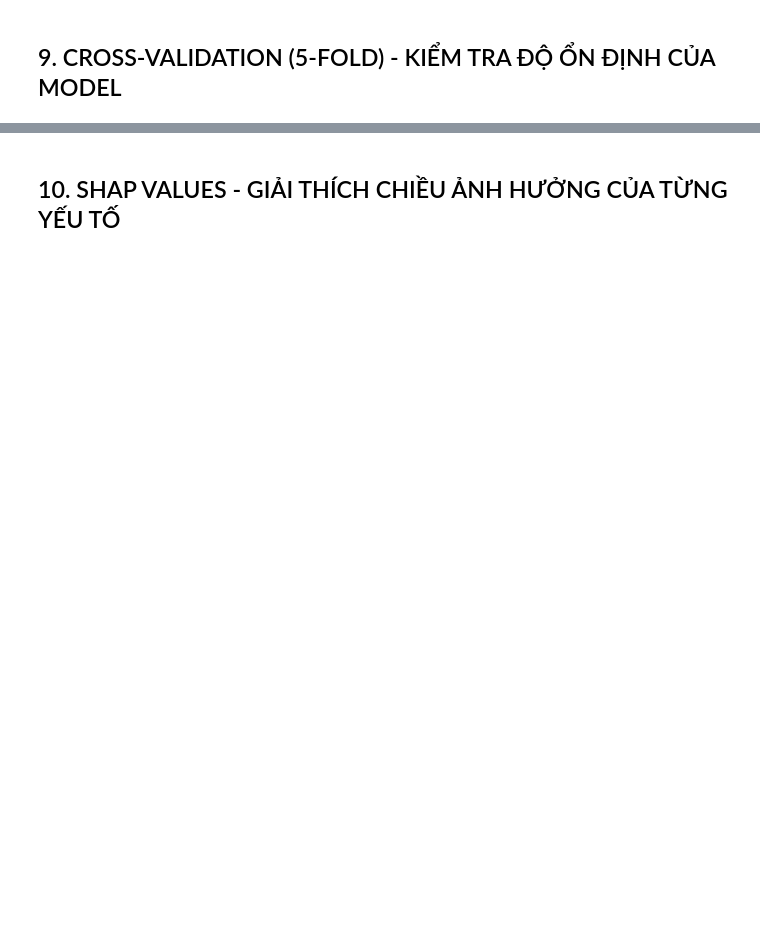
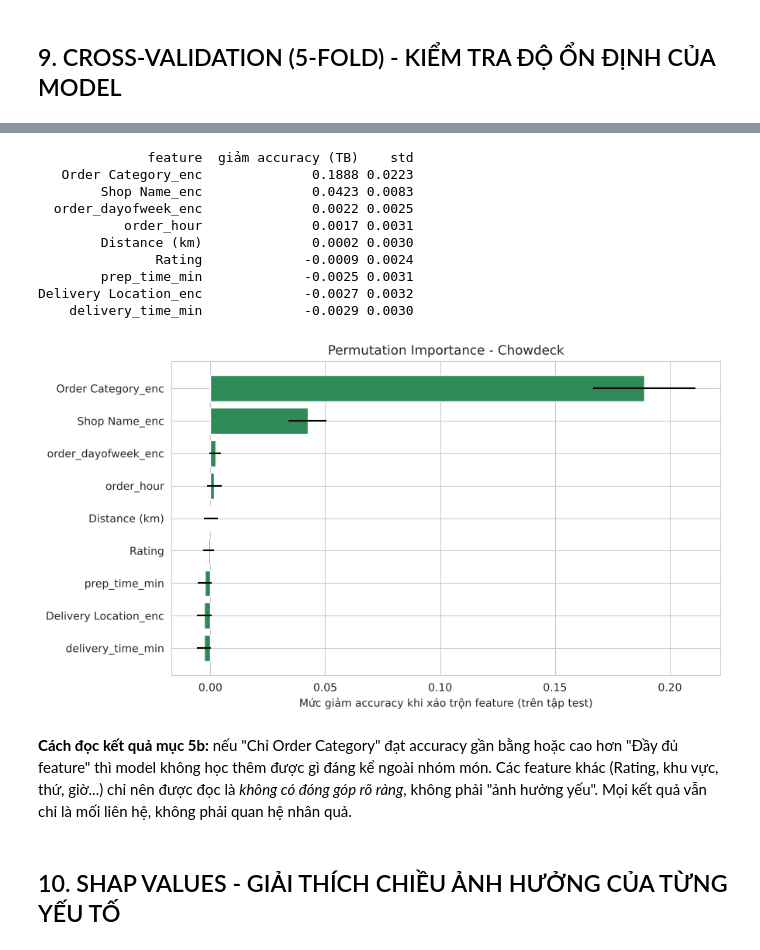
Before and after one commit to hieu-ngn/restaurant-revenue-da-project, a Jupyter notebook: notebooks/03_chowdeck_ml.ipynb, the cells around one changed output, grey strips where cells are left out. Saved outputs shown, nothing was run; the diff lists cells and outputs as text; code cells hidden in the pictures; blank space fills up the shorter version.

```diff
--- a/notebooks/03_chowdeck_ml.ipynb
+++ b/notebooks/03_chowdeck_ml.ipynb
@@ -169,3 +232,36 @@ So với Accuracy đo 1 lần trên Test set (0.777): nhất quán, đáng tin c
+# %%
+from sklearn.inspection import permutation_importance
+
+perm = permutation_importance(model, X_test, y_test, n_repeats=20, random_state=42, scoring='accuracy')
+perm_df = (pd.DataFrame({'feature': feature_cols_final,
+                         'giảm accuracy (TB)': perm.importances_mean,
+                         'std': perm.importances_std})
+             .sort_values('giảm accuracy (TB)', ascending=False))
+print(perm_df.to_string(index=False, float_format=lambda v: f'{v:.4f}'))
+
+plt.figure(figsize=(9, 5))
+plt.barh(perm_df['feature'], perm_df['giảm accuracy (TB)'], xerr=perm_df['std'], color='seagreen')
+plt.gca().invert_yaxis()
+plt.xlabel('Mức giảm accuracy khi xáo trộn feature (trên tập test)')
+plt.title('Permutation Importance - Chowdeck')
+plt.tight_layout()
+plt.savefig(CHARTS_DIR / 'chart_ml_permutation_importance_chowdeck.png', dpi=120)
+plt.show()
+plt.close()
+# %% [output]
+              feature  giảm accuracy (TB)    std
+   Order Category_enc              0.1888 0.0223
+        Shop Name_enc              0.0423 0.0083
+  order_dayofweek_enc              0.0022 0.0025
+           order_hour              0.0017 0.0031
+        Distance (km)              0.0002 0.0030
+               Rating             -0.0009 0.0024
+        prep_time_min             -0.0025 0.0031
+Delivery Location_enc             -0.0027 0.0032
+    delivery_time_min             -0.0029 0.0030
+[figure, added]
+# %% [markdown]
+**Cách đọc kết quả mục 5b:** nếu "Chỉ Order Category" đạt accuracy gần bằng hoặc cao hơn "Đầy đủ feature" thì model không học thêm được gì đáng kể ngoài nhóm món. Các feature khác (Rating, khu vực, thứ, giờ...) chỉ nên được đọc là *không có đóng góp rõ ràng*, không phải "ảnh hưởng yếu". Mọi kết quả vẫn chỉ là mối liên hệ, không phải quan hệ nhân quả.
 # %% [markdown]
 ## 10. SHAP VALUES - GIẢI THÍCH CHIỀU ẢNH HƯỞNG CỦA TỪNG YẾU TỐ
 # %%
```
Also changed, not shown: parts of 7 cells of this notebook, 19 other files.
